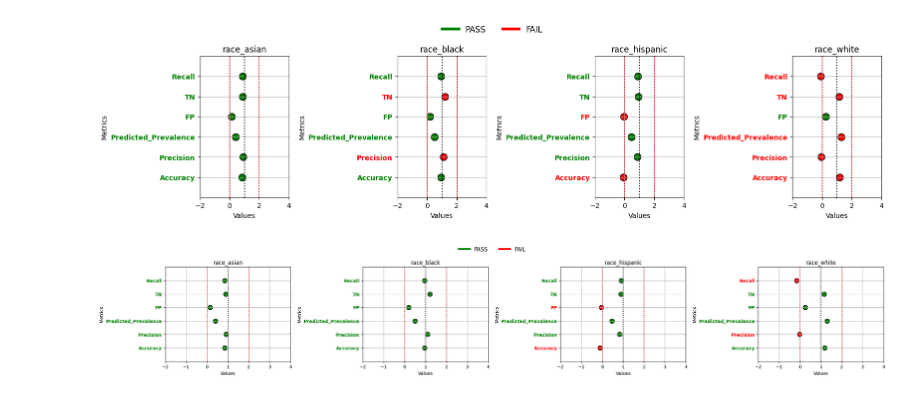
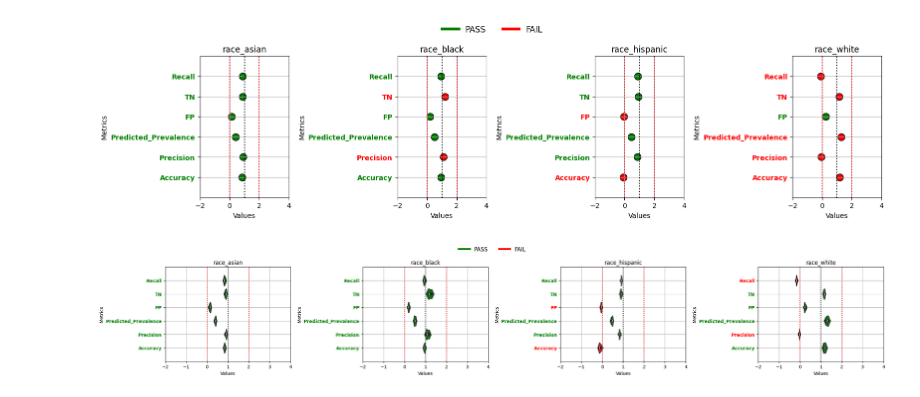
Before and after one commit to uclamii/equiboots, a Jupyter notebook: notebooks/test_plot_exceptions.ipynb, the cells around one changed output. Cells and saved outputs as stored; diff of their text form; code cells hidden in the pictures.

```diff
--- a/notebooks/test_plot_exceptions.ipynb
+++ b/notebooks/test_plot_exceptions.ipynb
@@ -213,20 +213,20 @@ for _ in range(10):
 # %%
 eqb.eq_disparity_metrics_violin_pass_fail_plot(
     metrics_data=metrics_data,
-    force_point_estimate=True,
+    # force_point_estimate=True,
     metric_cols=[
         "Accuracy",
         "Precision",
         "Predicted_Prevalence",
         "FP",
         "TN",
         "Recall",
     ],
     name="race",
     categories=["asian", "black", "hispanic", "white"],
     pass_range=(0.0, 2.0),  # Pass if the point estimate is within [0, 1]
     include_legend=True,
     figsize=(24, 4),
 )
 # %% [output]
-[figure, old version]
+[figure, new version]
```
Also changed, not shown: 2 other files.
